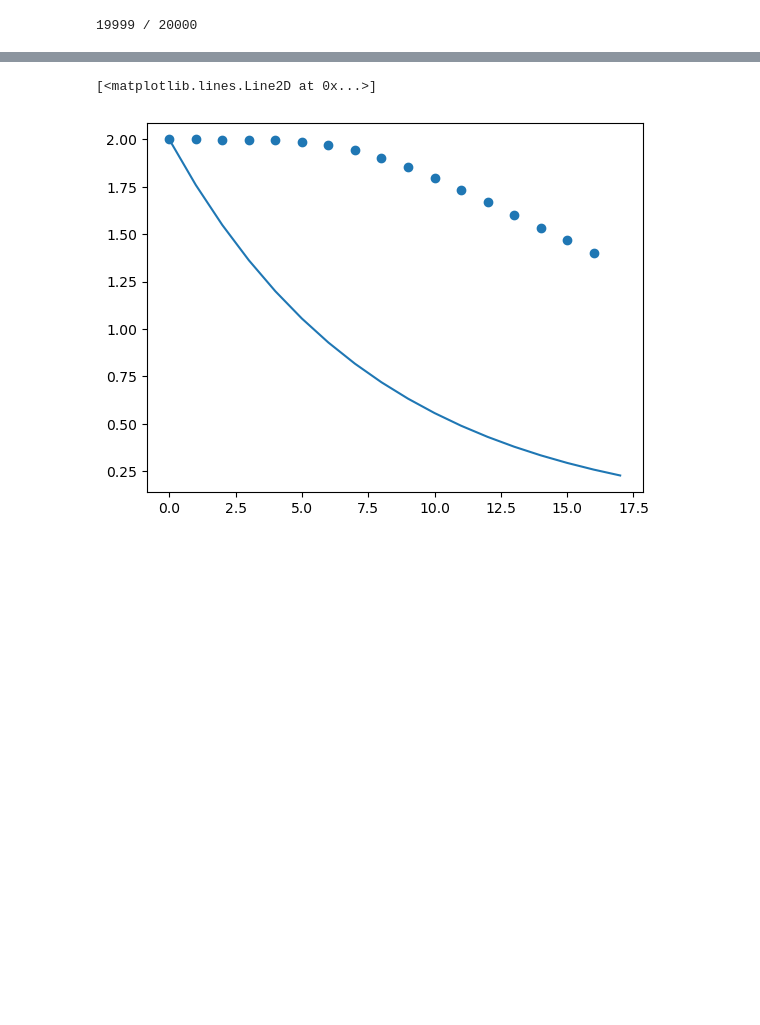
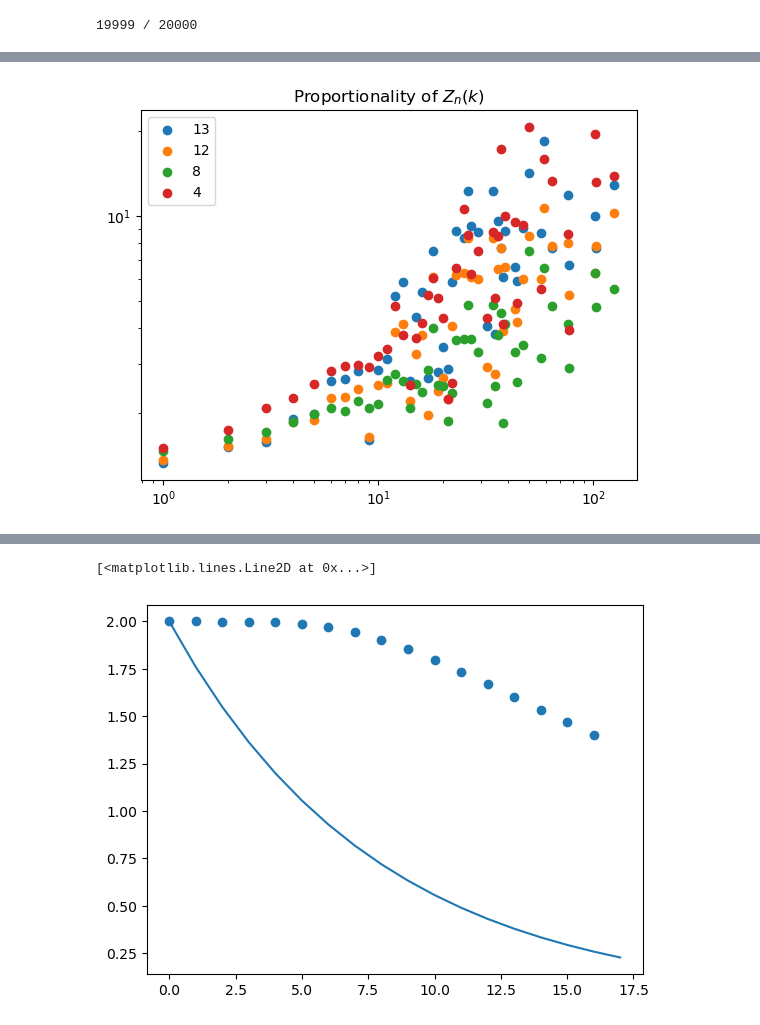
Before and after one commit to oist/NEXTNetPy, a Jupyter notebook: Untitled.ipynb, the cells around one changed output, grey strips where cells are left out. Drawn from its saved outputs; the diff is of its cells as text; code cells hidden in the pictures; blank space fills up the shorter version.

```diff
--- a/Untitled.ipynb
+++ b/Untitled.ipynb
@@ -56,0 +49,54 @@ plt.xscale("log")
+# %%
+step = 13
+k1 = np.array([sum([ki**1 * pk[step][ki] for ki in range(0,len(pk[0]))]) for step in range(0,len(pk))])
+
+fn=[(zk[step][ki])/(zk[step][1]*pk[step][ki]) if (ki*pk[step][ki])!= 0 else 0 for ki in range(0,len(pk[0]))]
+
+# f0=[(zk[step][ki])/(knn[0][ki]) if (pk[0][ki])!= 0 else 0 for ki in range(0,len(pk[0]))]
+
+plt.scatter(k,fn,label=str(step))
+
+step = 12
+k1 = np.array([sum([ki**1 * pk[step][ki] for ki in range(0,len(pk[0]))]) for step in range(0,len(pk))])
+
+fn=[(zk[step][ki])/(zk[step][1]*pk[step][ki]) if (ki*pk[step][ki])!= 0 else 0 for ki in range(0,len(pk[0]))]
+
+# f0=[(zk[step][ki])/(knn[0][ki]) if (pk[0][ki])!= 0 else 0 for ki in range(0,len(pk[0]))]
+
+plt.scatter(k,fn,label=str(step))
+
+
+step = 8
+k1 = np.array([sum([ki**1 * pk[step][ki] for ki in range(0,len(pk[0]))]) for step in range(0,len(pk))])
+
+fn=[(zk[step][ki])/(zk[step][1]*pk[step][ki]) if (ki*pk[step][ki])!= 0 else 0 for ki in range(0,len(pk[0]))]
+
+# f0=[(zk[step][ki])/(knn[0][ki]) if (pk[0][ki])!= 0 else 0 for ki in range(0,len(pk[0]))]
+
+plt.scatter(k,fn,label=str(step))
+
+step = 4
+k1 = np.array([sum([ki**1 * pk[step][ki] for ki in range(0,len(pk[0]))]) for step in range(0,len(pk))])
+
+fn=[(zk[step][ki])/(zk[step][1]*pk[step][ki]) if (ki*pk[step][ki])!= 0 else 0 for ki in range(0,len(pk[0]))]
+
+# f0=[(zk[step][ki])/(knn[0][ki]) if (pk[0][ki])!= 0 else 0 for ki in range(0,len(pk[0]))]
+
+plt.scatter(k,fn,label=str(step))
+step = 0
+k1 = np.array([sum([ki**1 * pk[step][ki] for ki in range(0,len(pk[0]))]) for step in range(0,len(pk))])
+
+fn=[(zk[step][ki])/(zk[step][1]*pk[step][ki]) if (ki*pk[step][ki])!= 0 else 0 for ki in range(0,len(pk[0]))]
+
+# f0=[(zk[step][ki])/(knn[0][ki]) if (pk[0][ki])!= 0 else 0 for ki in range(0,len(pk[0]))]
+
+# plt.scatter(k,fn,label=str(step))
+
+# plt.scatter(k,f0,label=r'$Z_k(n)/P(k)$')
+plt.yscale("log")
+plt.xscale("log")
+plt.legend()
+plt.title("Proportionality of $Z_n(k)$")
+plt.show()
+# %% [output]
+[figure, added]
```
Also changed, not shown: parts of 11 cells of this notebook, 6 other files.
